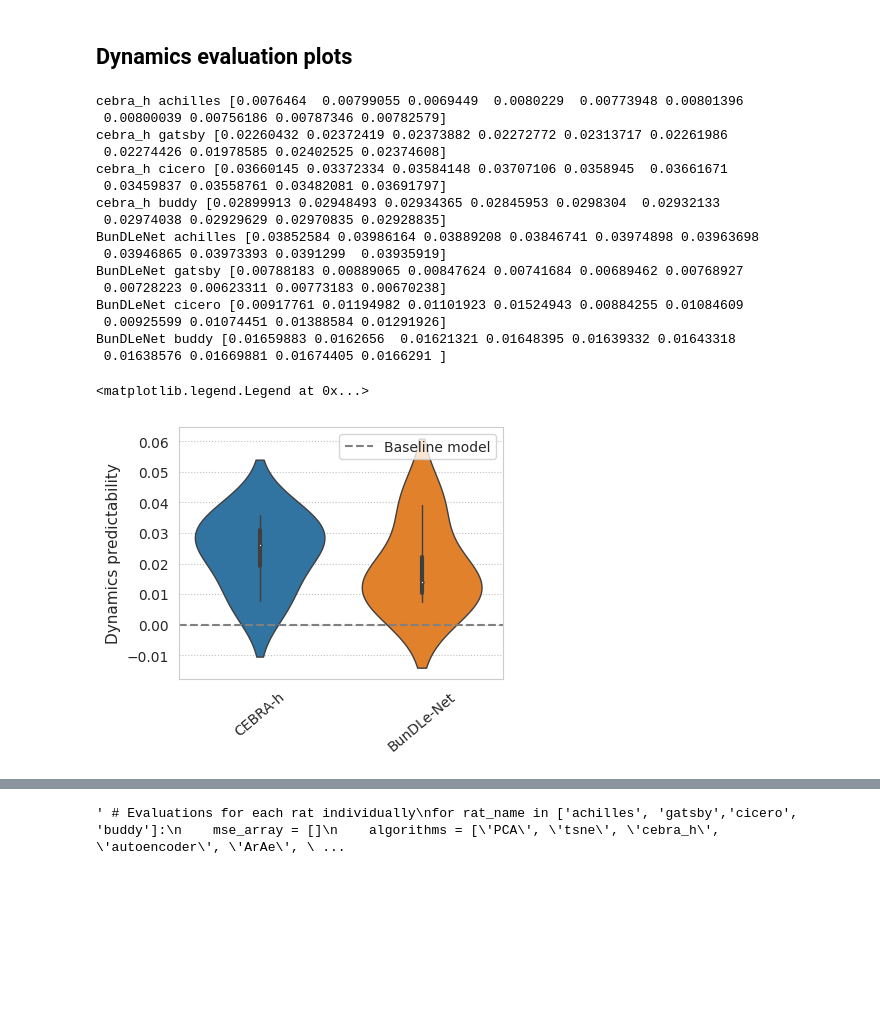
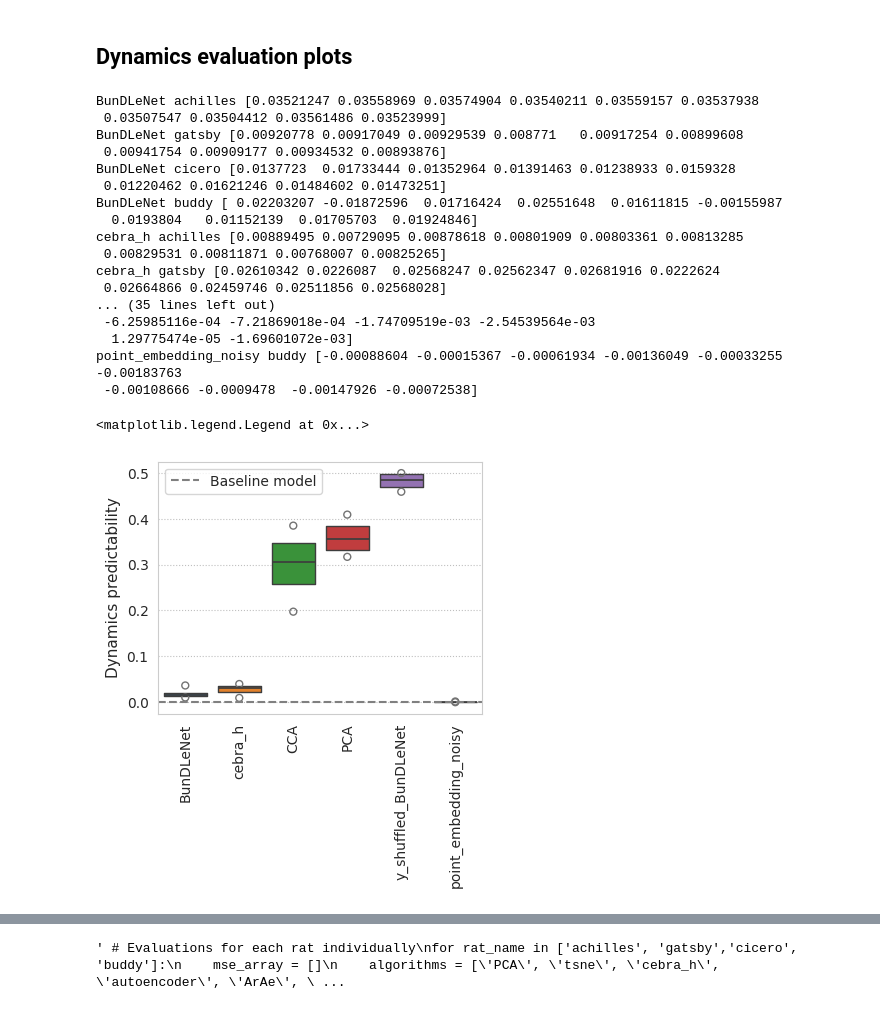
Before and after one commit to akshey-kumar/comparison-algorithms, a Jupyter notebook: rat_embedding_evaluation/plotting.ipynb, the cells around one changed output, grey strips where cells are left out. Drawn from its saved outputs; the diff is of its cells as text; code cells hidden in the pictures; blank space fills up the shorter version.

```diff
--- a/rat_embedding_evaluation/plotting.ipynb
+++ b/rat_embedding_evaluation/plotting.ipynb
@@ -9,16 +13,16 @@ os.chdir('..')
 ## Behaviour evaluation plots
 # %%
 ### POOLING RATS
-algorithms = ['cebra_h',  'BunDLeNet']
+algorithms = ['BunDLeNet', 'cebra_h', 'CCA']# ['BunDLeNet', 'cebra_h', 'CCA', 'PCA']
 r2_array = []
 for alg in algorithms:
     rat_i_r2 = []
     rat_chance_r2 = []
     rat_X_r2 = []
     for rat_name in ['achilles', 'gatsby','cicero', 'buddy']:
-        r2 = np.loadtxt('data/generated/evaluation_metrics/r2_list_' + alg + '_rat_' +   rat_name)
-        X_r2 = np.loadtxt('data/generated/evaluation_metrics/acc_list_X_rat_'+ rat_name).max()
-        chance_r2 = np.loadtxt('data/generated/evaluation_metrics/acc_list_chance_rat_'+ rat_name).mean()
+        r2 = np.loadtxt('data/generated/rat_evaluation_metrics/r2_list_' + alg + '_rat_' +   rat_name)
+        X_r2 = np.loadtxt('data/generated/rat_evaluation_metrics/r2_list_X_rat_'+ rat_name).max()
+        chance_r2 = np.loadtxt('data/generated/rat_evaluation_metrics/r2_list_chance_rat_'+ rat_name).mean()
         rat_i_r2.append(r2.mean())
         rat_chance_r2.append(chance_r2)
         rat_X_r2.append(X_r2)
@@ -31,8 +35,8 @@ rat_X_r2 = np.array(rat_X_r2)
 
 
 plt.figure(figsize=(5,4))
-ax = sns.violinplot(data=r2_array.T[:,:7])
-ax.set_xticklabels(['CEBRA-h', 'BunDLe Net'], rotation=40)
+ax = sns.boxplot(data=r2_array.T)
+ax.set_xticklabels(algorithms, rotation=40)
 ax.set(ylabel = "Behaviour decoding ($R^2$)", title ='Behavioural performance of macrovariable')
 ax.axhline(rat_chance_r2.mean(), linestyle='--',label='Chance $R^2$') ### Chance accuracy (see Evaluation .ipynb)
 ax.axhline(rat_X_r2.mean(), linestyle='-',label='Neuronal level behaviour decoding', color='red') ### Chance accuracy (see Evaluation .ipynb)
@@ -46,7 +50,7 @@ sns.set_style("whitegrid")
 color_palette = sns.color_palette("Set3")
 plt.figure(figsize=(4.5, 5))
 ax = sns.violinplot(data=r2_array.T, linewidth=1, palette=color_palette)
-ax.set_xticklabels([ 'CEBRA-h', 'BunDLe-Net'], rotation=40, fontsize=11)
+ax.set_xticklabels(algorithms, rotation=40, fontsize=11)
 ax.set_ylabel("Behavioural Accuracy", fontsize=12)
 ax.axhline(rat_chance_r2.mean(), linestyle='--', label='Chance $R^2$', color='gray')
 ax.axhline(rat_X_r2.mean(), linestyle='-', label='Neuronal Level Accuracy', color='black')
@@ -86,56 +90,58 @@ for rat_name in ['achilles', 'gatsby','cicero', 'buddy']:
 # %% [markdown]
 ## Dynamics evaluation plots
 # %%
+%matplotlib notebook
 ### POOLING ratS
 '''
 algorithms = ['cebra_h', 'BunDLeNet']
 acc_array = []
 for alg in algorithms:
     rat_i_r2 = []
     '''
-algorithms = ['cebra_h', 'BunDLeNet']
+algorithms = ['BunDLeNet', 'cebra_h', 'CCA', 'PCA', 'y_shuffled_BunDLeNet', 'point_embedding_noisy']
 dp_array = []
 for alg in algorithms:
     rat_i_dp = []
     for rat_name in ['achilles', 'gatsby','cicero', 'buddy']:
-        mse = np.loadtxt('data/generated/evaluation_metrics/mse_list_' + alg + '_rat_' +  str(rat_name))
+        mse = np.loadtxt('data/generated/rat_evaluation_metrics/mse_list_' + alg + '_rat_' +  str(rat_name))
         dyn_pred = 1 -  mse[:,3]/mse[:,2]
         rat_i_dp.append(dyn_pred.mean())
         print(alg, rat_name, dyn_pred)
 
     dp_array.append(rat_i_dp)
 
 dp_array = np.array(dp_array)
 
 
 plt.figure(figsize=(4.5, 4))
-ax = sns.violinplot(data=dp_array.T, linewidth=1)
-ax.set_xticklabels(['CEBRA-h', 'BunDLe-Net'], rotation=40, fontsize=10)
+ax = sns.boxenplot(data=dp_array.T, linewidth=1)
+ax.set_xticklabels(algorithms, rotation=90, fontsize=10)
 ax.yaxis.set_label_text("Dynamics predictability", fontsize=11)
 ax.axhline(0.0, linestyle='--',label='Baseline model', color='gray') ### Baseline goodness of fit (by definition)
 plt.grid(axis='y', linestyle=':', color='gray', alpha=0.5)
 # Adjust the bottom margin
 plt.subplots_adjust(bottom=0.25, left=0.18)  # You can modify this value as needed
 ax.legend()
 # %% [output]
-cebra_h achilles [0.0076464  0.00799055 0.0069449  0.0080229  0.00773948 0.00801396
- 0.00800039 0.00756186 0.00787346 0.00782579]
-cebra_h gatsby [0.02260432 0.02372419 0.02373882 0.02272772 0.02313717 0.02261986
- 0.02274426 0.01978585 0.02402525 0.02374608]
-cebra_h cicero [0.03660145 0.03372334 0.03584148 0.03707106 0.0358945  0.03661671
- 0.03459837 0.03558761 0.03482081 0.03691797]
-cebra_h buddy [0.02899913 0.02948493 0.02934365 0.02845953 0.0298304  0.02932133
- 0.02974038 0.02929629 0.02970835 0.02928835]
-BunDLeNet achilles [0.03852584 0.03986164 0.03889208 0.03846741 0.03974898 0.03963698
- 0.03946865 0.03973393 0.0391299  0.03935919]
-BunDLeNet gatsby [0.00788183 0.00889065 0.00847624 0.00741684 0.00689462 0.00768927
- 0.00728223 0.00623311 0.00773183 0.00670238]
-BunDLeNet cicero [0.00917761 0.01194982 0.01101923 0.01524943 0.00884255 0.01084609
- 0.00925599 0.01074451 0.01388584 0.01291926]
-BunDLeNet buddy [0.01659883 0.0162656  0.01621321 0.01648395 0.01639332 0.01643318
- 0.01638576 0.01669881 0.01674405 0.0166291 ]
+BunDLeNet achilles [0.03521247 0.03558969 0.03574904 0.03540211 0.03559157 0.03537938
+ 0.03507547 0.03504412 0.03561486 0.03523999]
+BunDLeNet gatsby [0.00920778 0.00917049 0.00929539 0.008771   0.00917254 0.00899608
+ 0.00941754 0.00909177 0.00934532 0.00893876]
+BunDLeNet cicero [0.0137723  0.01733444 0.01352964 0.01391463 0.01238933 0.0159328
+ 0.01220462 0.01621246 0.01484602 0.01473251]
+BunDLeNet buddy [ 0.02203207 -0.01872596  0.01716424  0.02551648  0.01611815 -0.00155987
+  0.0193804   0.01152139  0.01705703  0.01924846]
+cebra_h achilles [0.00889495 0.00729095 0.00878618 0.00801909 0.00803361 0.00813285
+ 0.00829531 0.00811871 0.00768007 0.00825265]
+cebra_h gatsby [0.02610342 0.0226087  0.02568247 0.02562347 0.02681916 0.0222624
+ 0.02664866 0.02459746 0.02511856 0.02568028]
+... (35 lines left out)
+ -6.25985116e-04 -7.21869018e-04 -1.74709519e-03 -2.54539564e-03
+  1.29775474e-05 -1.69601072e-03]
+point_embedding_noisy buddy [-0.00088604 -0.00015367 -0.00061934 -0.00136049 -0.00033255 -0.00183763
+ -0.00108666 -0.0009478  -0.00147926 -0.00072538]
 <matplotlib.legend.Legend at 0x...>
-[figure, old version]
+[figure, new version]
 # %%
 sns.set_style("whitegrid")
 color_palette = sns.color_palette("Set3")
```
Also changed, not shown: parts of 4 cells of this notebook, 50 other files.
